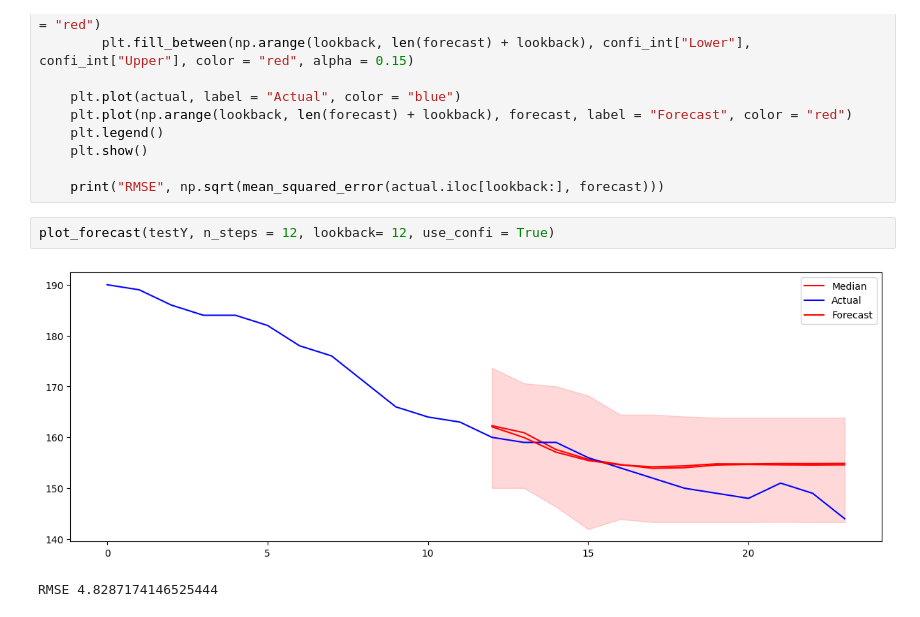
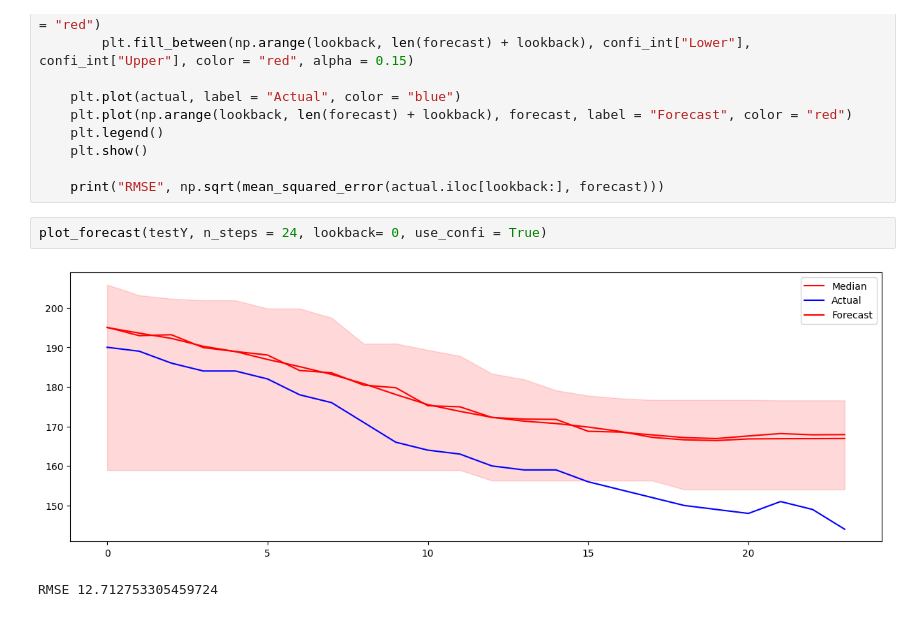
Before and after one commit to Khochawongwat/GlucoseFromRollingBollingers, a Jupyter notebook: src/model.ipynb, the cells around one changed output. Cells and saved outputs as stored; diff of their text form.

```diff
--- a/src/model.ipynb
+++ b/src/model.ipynb
@@ -128,7 +123,7 @@ def plot_forecast(y, n_steps = 12, lookback = 12, use_confi = True):
 
     print("RMSE", np.sqrt(mean_squared_error(actual.iloc[lookback:], forecast)))
 # %%
-plot_forecast(testY, n_steps = 12, lookback= 12, use_confi = True)
+plot_forecast(testY, n_steps = 24, lookback= 0, use_confi = True)
 # %% [output]
-[figure, old version]
+[figure, new version]
-RMSE 4.8287174146525444
+RMSE 12.712753305459724
```
Also changed, not shown: parts of 2 cells of this notebook, 2 other files.
